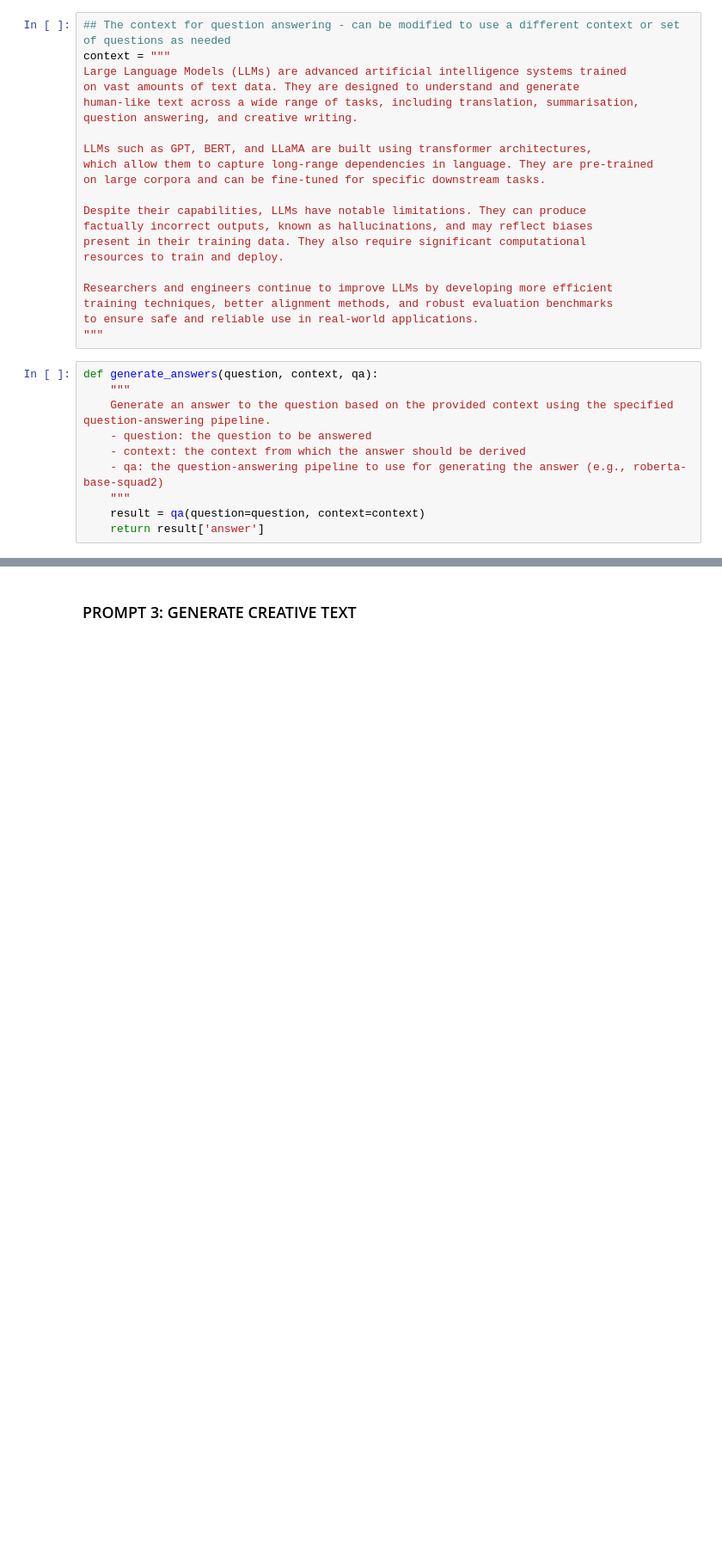
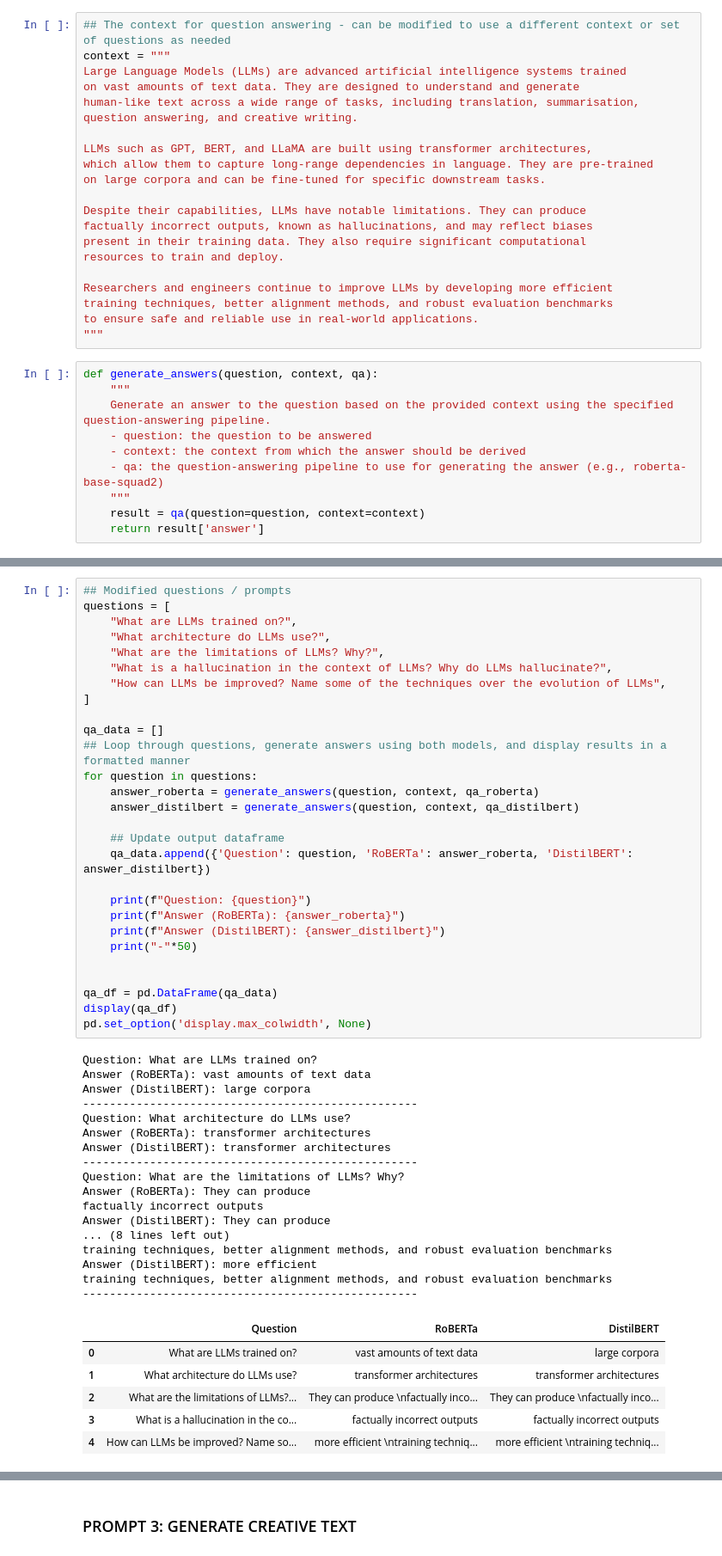
Before and after one commit to rskulkar/pravartak, a Jupyter notebook: assignments/week06/week06_project_v01.ipynb, the cells around one changed output, grey strips where cells are left out. Shown at 86% size. Cells and saved outputs as stored; diff of their text form; blank space fills up the shorter version.

```diff
--- a/assignments/week06/week06_project_v01.ipynb
+++ b/assignments/week06/week06_project_v01.ipynb
@@ -305,0 +326,52 @@ training techniques, better alignment methods, and robust evaluation benchmarks
+# %%
+## Modified questions / prompts
+questions = [
+    "What are LLMs trained on?",
+    "What architecture do LLMs use?",
+    "What are the limitations of LLMs? Why?",
+    "What is a hallucination in the context of LLMs? Why do LLMs hallucinate?",
+    "How can LLMs be improved? Name some of the techniques over the evolution of LLMs",
+]
+
+qa_data = []
+## Loop through questions, generate answers using both models, and display results in a formatted manner
+for question in questions:
+    answer_roberta = generate_answers(question, context, qa_roberta)
+    answer_distilbert = generate_answers(question, context, qa_distilbert)
+
+    ## Update output dataframe
+    qa_data.append({'Question': question, 'RoBERTa': answer_roberta, 'DistilBERT': answer_distilbert})
+
+    print(f"Question: {question}")
+    print(f"Answer (RoBERTa): {answer_roberta}")
+    print(f"Answer (DistilBERT): {answer_distilbert}")
+    print("-"*50)
+
+
+qa_df = pd.DataFrame(qa_data)
+display(qa_df)
+pd.set_option('display.max_colwidth', None)
+# %% [output]
+Question: What are LLMs trained on?
+Answer (RoBERTa): vast amounts of text data
+Answer (DistilBERT): large corpora
+--------------------------------------------------
+Question: What architecture do LLMs use?
+Answer (RoBERTa): transformer architectures
+Answer (DistilBERT): transformer architectures
+--------------------------------------------------
+Question: What are the limitations of LLMs? Why?
+Answer (RoBERTa): They can produce
+factually incorrect outputs
+Answer (DistilBERT): They can produce
+... (8 lines left out)
+training techniques, better alignment methods, and robust evaluation benchmarks
+Answer (DistilBERT): more efficient
+training techniques, better alignment methods, and robust evaluation benchmarks
+--------------------------------------------------
+|  | Question | RoBERTa | DistilBERT |
+| 0 | What are LLMs trained on? | vast amounts of text data | large corpora |
+| 1 | What architecture do LLMs use? | transformer architectures | transformer architectures |
+| 2 | What are the limitations of LLMs?... | They can produce \nfactually inco... | They can produce \nfactually inco... |
+| 3 | What is a hallucination in the co... | factually incorrect outputs | factually incorrect outputs |
+| 4 | How can LLMs be improved? Name so... | more efficient \ntraining techniq... | more efficient \ntraining techniq... |
```
Also changed, not shown: parts of 15 cells of this notebook, 7 other files.
